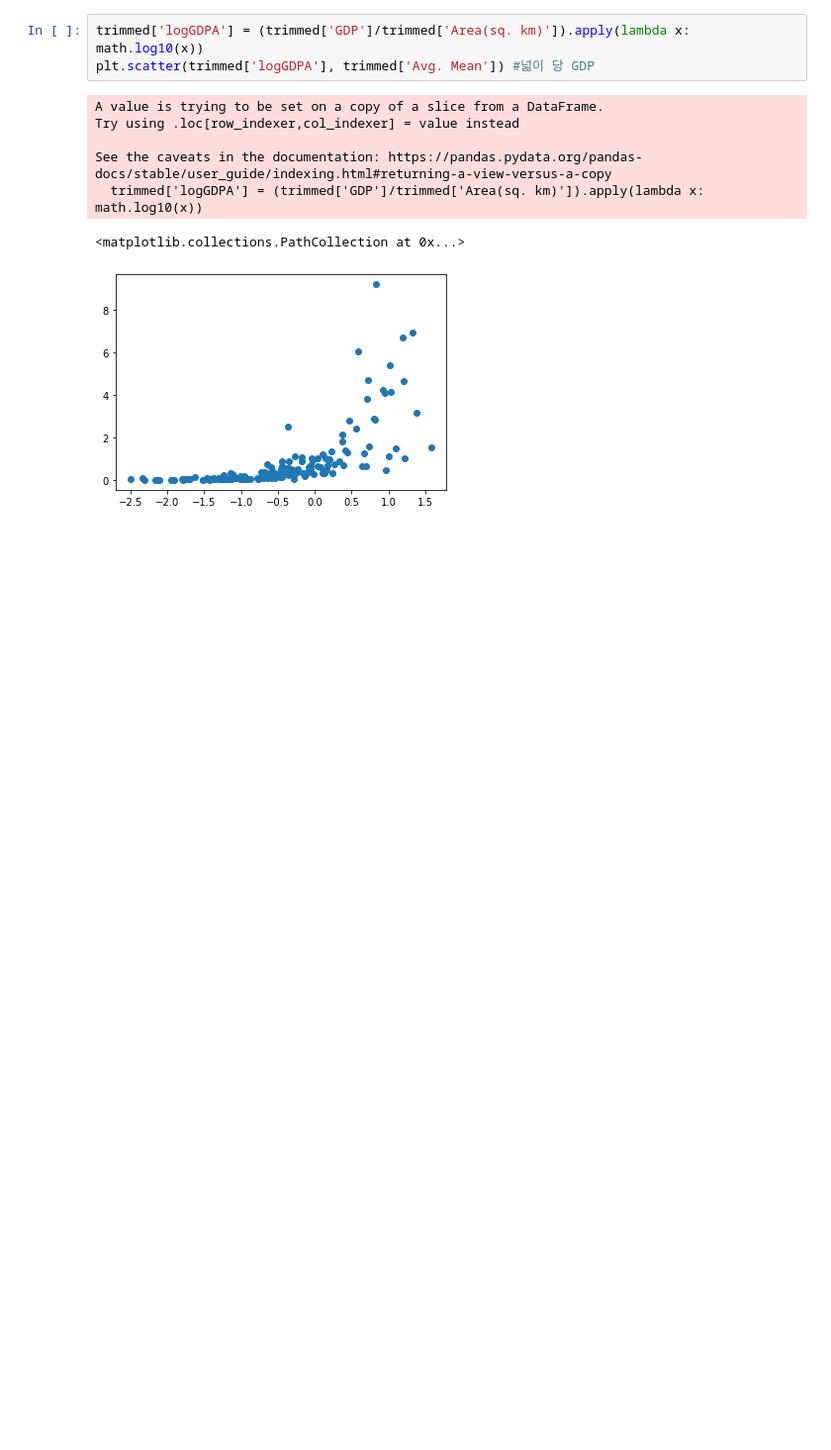
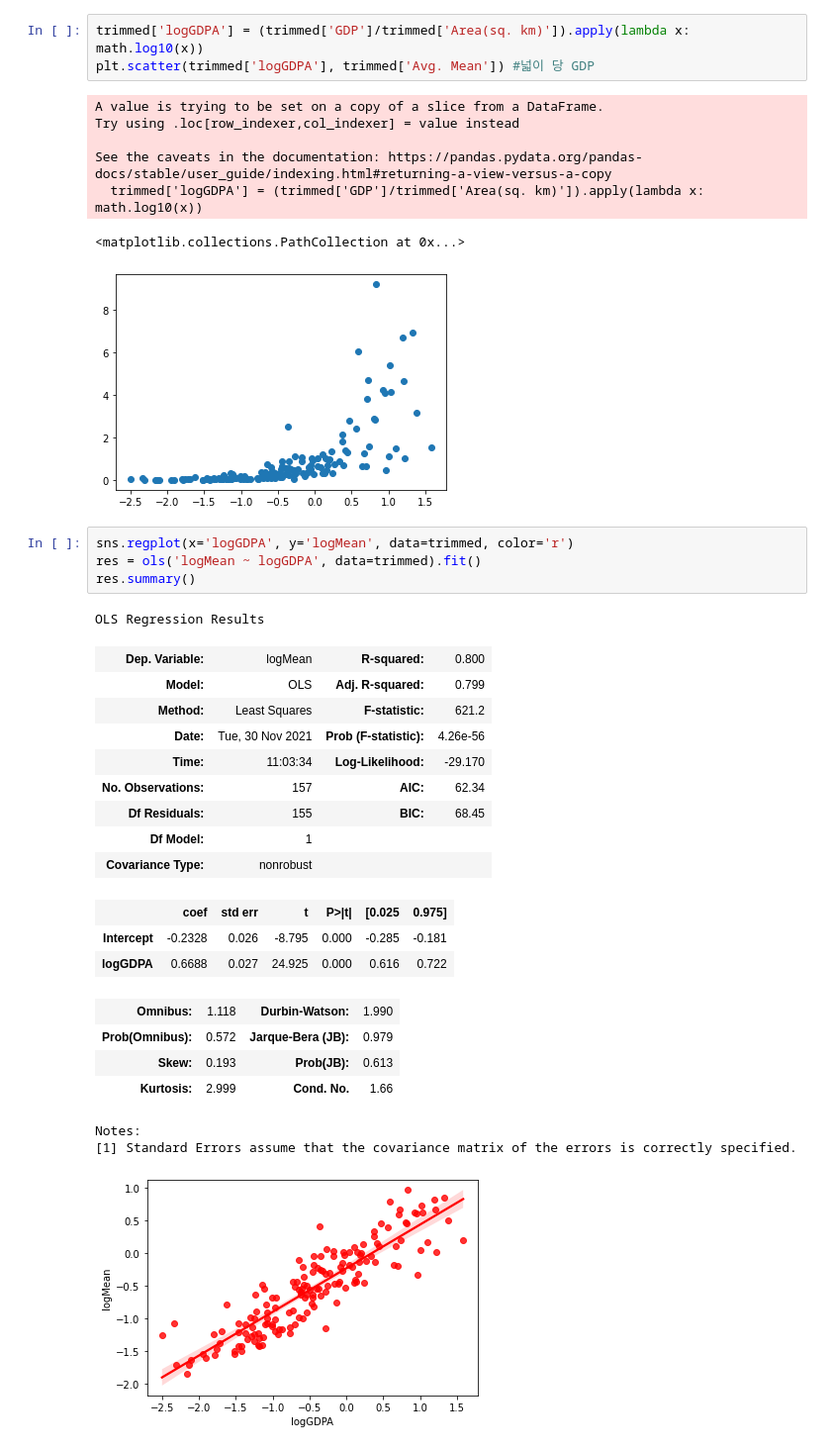
Before and after one commit to pianory/ComputerScienceProject, a Jupyter notebook: main.ipynb, the cells around one changed output. Shown: that part at 99% size. Drawn from its saved outputs; the diff is of its cells as text; blank space fills up the shorter version.

```diff
--- a/main.ipynb
+++ b/main.ipynb
@@ -203,3 +231,28 @@ See the caveats in the documentation: https://pandas.pydata.org/pandas-docs/stab
   trimmed['logGDPA'] = (trimmed['GDP']/trimmed['Area(sq. km)']).apply(lambda x: math.log10(x))
 <matplotlib.collections.PathCollection at 0x...>
 [figure]
+# %%
+sns.regplot(x='logGDPA', y='logMean', data=trimmed, color='r')
+res = ols('logMean ~ logGDPA', data=trimmed).fit()
+res.summary()
+# %% [output]
+OLS Regression Results
+| Dep. Variable: | logMean | R-squared: | 0.800 |
+| Model: | OLS | Adj. R-squared: | 0.799 |
+| Method: | Least Squares | F-statistic: | 621.2 |
+| Date: | Tue, 30 Nov 2021 | Prob (F-statistic): | 4.26e-56 |
+| Time: | 11:03:34 | Log-Likelihood: | -29.170 |
+| No. Observations: | 157 | AIC: | 62.34 |
+| Df Residuals: | 155 | BIC: | 68.45 |
+| Df Model: | 1 |  |  |
+| Covariance Type: | nonrobust |  |  |
+|  | coef | std err | t | P>|t| | [0.025 | 0.975] |
+| Intercept | -0.2328 | 0.026 | -8.795 | 0.000 | -0.285 | -0.181 |
+| logGDPA | 0.6688 | 0.027 | 24.925 | 0.000 | 0.616 | 0.722 |
+| Omnibus: | 1.118 | Durbin-Watson: | 1.990 |
+| Prob(Omnibus): | 0.572 | Jarque-Bera (JB): | 0.979 |
+| Skew: | 0.193 | Prob(JB): | 0.613 |
+| Kurtosis: | 2.999 | Cond. No. | 1.66 |
+Notes:
+[1] Standard Errors assume that the covariance matrix of the errors is correctly specified.
+[figure, added]
```
Also changed, not shown: parts of 5 cells of this notebook, 2 other files.
